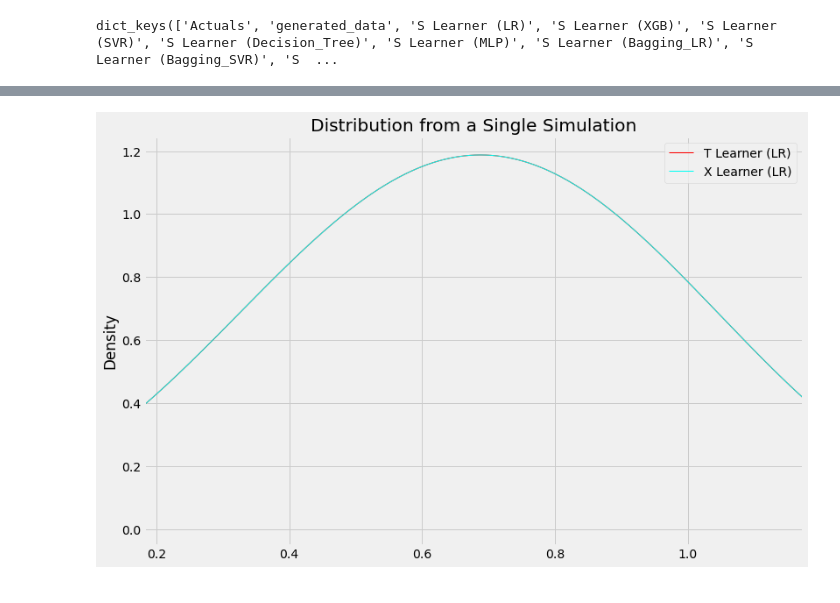
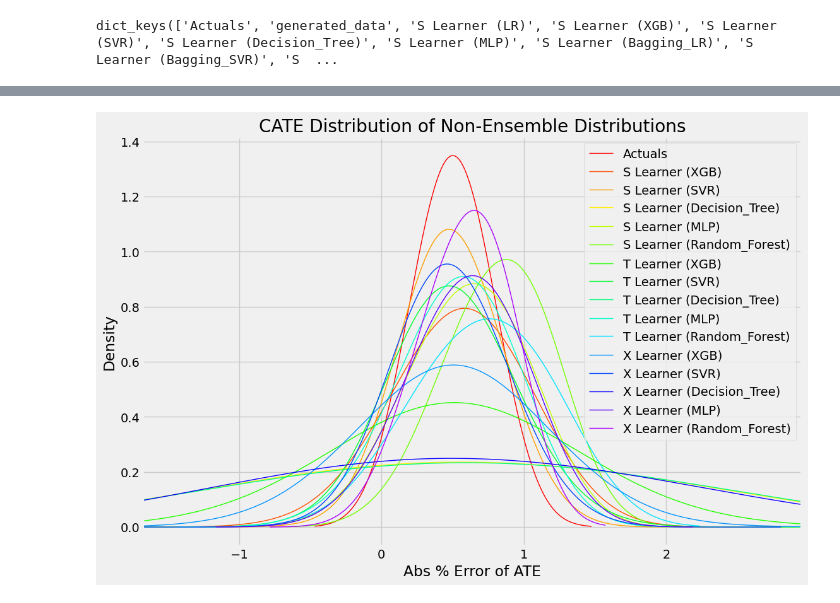
Before and after one commit to UdaikaranSingh/pgm_project, a Jupyter notebook: results/experiment_1/Experiment 1.ipynb, the cells around one changed output, grey strips where cells are left out. Cells and saved outputs as stored; diff of their text form; code cells hidden in the pictures.

Commit message:
made plots for experiment 1

```diff
--- a/results/experiment_1/Experiment 1.ipynb
+++ b/results/experiment_1/Experiment 1.ipynb
@@ -5,31 +9,4 @@ from matplotlib import pyplot as plt
 # %%
-from matplotlib import pyplot as plt
-import numpy as np
-import pandas as pd
-# from sklearn.metrics import mean_squared_error as mse
-# from sklearn.metrics import auc
-# from sklearn.model_selection import train_test_split
-# from sklearn.linear_model import LinearRegression
-# from sklearn.tree import DecisionTreeRegressor
-# from sklearn.svm import SVR
-# from sklearn.neural_network import MLPRegressor
-# from xgboost import XGBRegressor
-from scipy.stats import entropy
-import warnings
-import pickle
-
-# from causalml.inference.meta import (
-#     BaseXRegressor,
-#     BaseRRegressor,
-#     BaseSRegressor,
-#     BaseTRegressor,
-# )
-# from causalml.propensity import ElasticNetPropensityModel
-# from causalml.dataset import simulate_nuisance_and_easy_treatment
-
-# from MyRegressor import *
-import os
-
 plt.style.use("fivethirtyeight")
 warnings.filterwarnings("ignore")
 
@@ -55,6 +32,7 @@ def distr_plot_single_sim(
     alpha=1,
     linewidth=1,
     bw_method=1,
+    title = "Distribution from a Single Simulation"
 ):
     """Plots the distribution of each learner's predictions (for a single simulation).
     Kernel Density Estimation (kde) and actual histogram plots supported.
@@ -70,9 +48,11 @@ def distr_plot_single_sim(
     """
 
     learners = include_learners
+    cmap = get_cmap(len(learners) + 1)
     preds_for_plot = {}
     for l in learners:
         preds_for_plot[l] = synthetic_preds[l]
+
 
     # deleted generated data and assign actual value
     del preds_for_plot[KEY_GENERATED_DATA]
@@ -81,7 +61,6 @@ def distr_plot_single_sim(
 
     # Plotting
     plt.figure(figsize=(12, 8))
-    cmap = get_cmap(len(learners))
     for i, (k, v) in enumerate(preds_for_plot.items()):
         if k in learners:
             if kind == "kde":
@@ -109,8 +88,9 @@ def distr_plot_single_sim(
 
     plt.xlim(global_lower, global_upper)
     #plt.legend(loc="center left", bbox_to_anchor=(1, 0.5))
+    plt.xlabel("Abs % Error of ATE")
     plt.legend()
-    plt.title("Distribution from a Single Simulation")
+    plt.title(title)
     plt.savefig(savepath)
 
 def plot_dist(dictionary, linear_models, save_path, alpha = 0.2, bins = 30):
@@ -256,6 +236,6 @@ preds_dict_valid.keys()
 # %% [output]
 dict_keys(['Actuals', 'generated_data', 'S Learner (LR)', 'S Learner (XGB)', 'S Learner (SVR)', 'S Learner (Decision_Tree)', 'S Learner (MLP)', 'S Learner (Bagging_LR)', 'S Learner (Bagging_SVR)', 'S  ...
 # %%
-include_learners = [s for s in preds_dict_valid.keys() if '(LR)' in s and "S Learner" not in s]
+include_learners = [s for s in preds_dict_valid.keys() if "Bagging" not in s and "Adaboost" not in s and "LR" not in s]
 include_learners
 # %% [output]
@@ -263,12 +259,9 @@ include_learners
-# %%
-include_learners = [
-    ''
-]
 # %%
 distr_plot_single_sim(
     synthetic_preds = preds_dict_valid,
-    savepath = 'asdf.png',
-    include_learners = include_learners + ['generated_data']
+    savepath = 'non_ensemble_learners_dist.png',
+    include_learners = include_learners + ['generated_data'] + ['Actuals'],
+    title = 'CATE Distribution of Non-Ensemble Distributions'
 )
 # %% [output]
-[figure, old version]
+[figure, new version]
```
Also changed, not shown: parts of 4 cells of this notebook, 5 other files.
